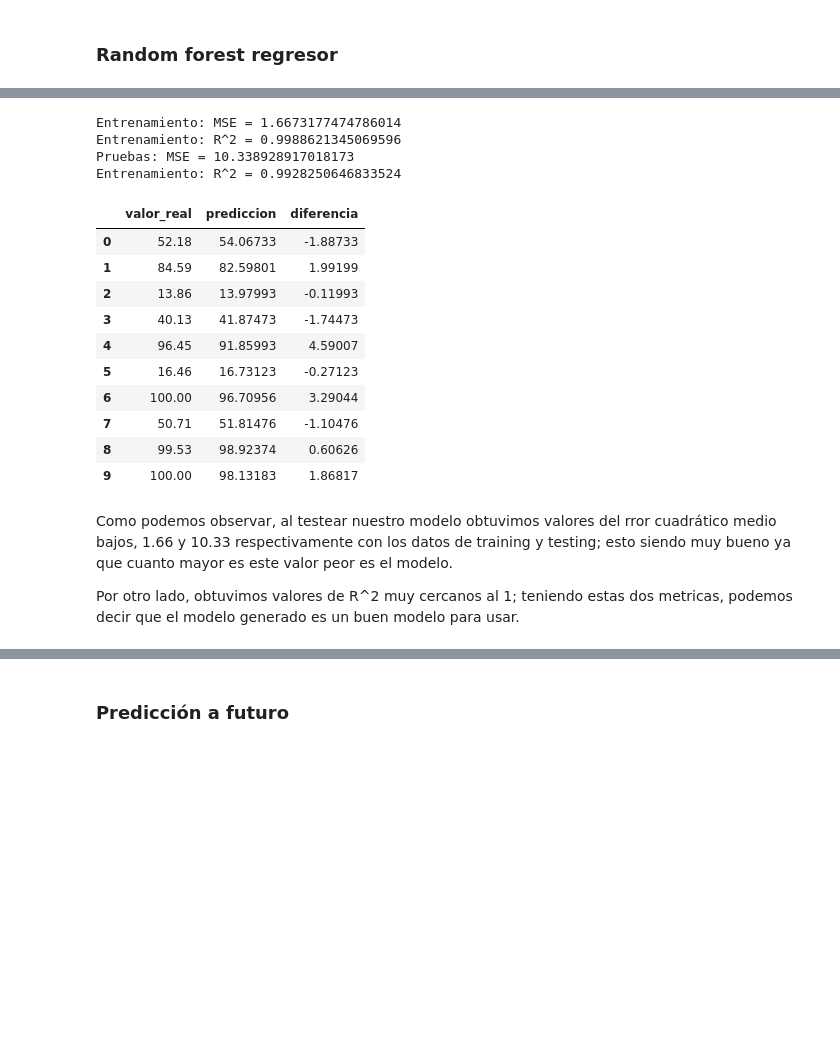
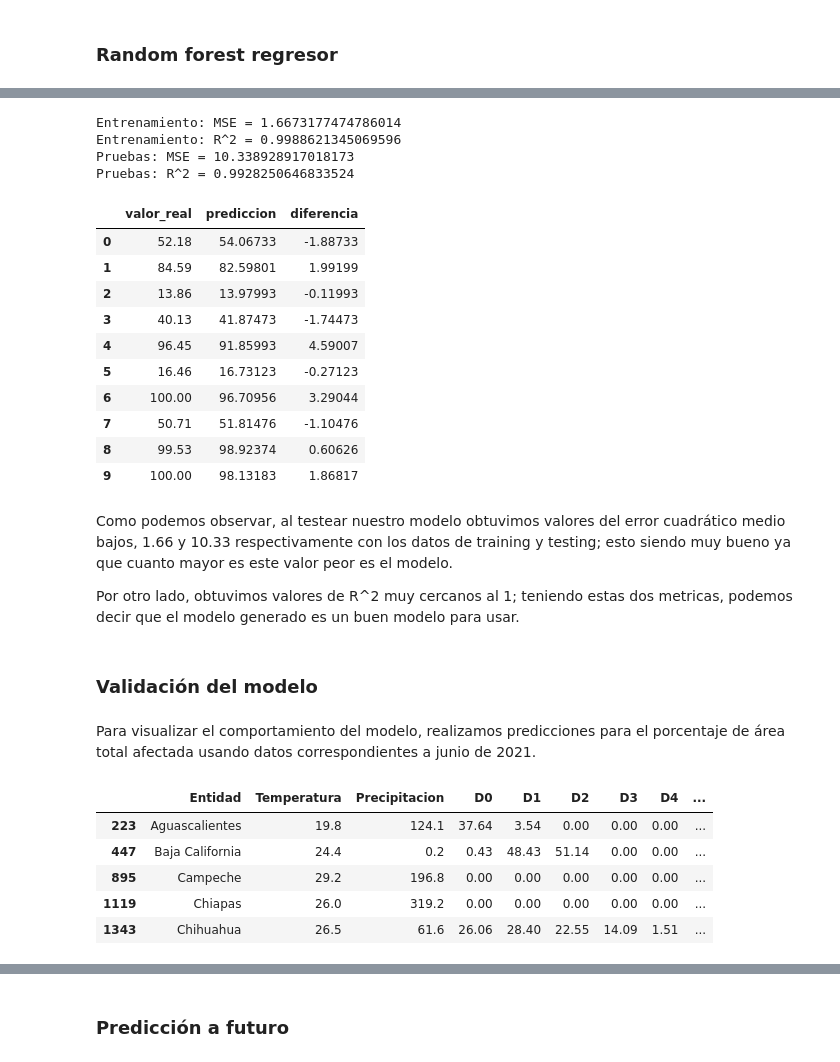
Before and after one commit to alondraSanchezM/sequias-en-Mexico-y-agricultura, a Jupyter notebook: Machine Learning/MachineLearning.ipynb, the cells around one changed output, grey strips where cells are left out. Saved outputs shown, nothing was run; the diff lists cells and outputs as text; code cells hidden in the pictures; blank space fills up the shorter version.

```diff
--- a/Machine Learning/MachineLearning.ipynb
+++ b/Machine Learning/MachineLearning.ipynb
@@ -101,7 +108,7 @@ print("Entrenamiento: R^2 = "+str(r2_score(Y_train,y_train_predict)))
 y_test_predict = bosque.predict(X_test)
 MSE = (mean_squared_error(Y_test, y_test_predict))
 print("Pruebas: MSE = "+str(MSE))
-print("Entrenamiento: R^2 = "+str(r2_score(Y_test,y_test_predict)))
+print("Pruebas: R^2 = "+str(r2_score(Y_test,y_test_predict)))
 
 df_predicciones = pd.DataFrame({'valor_real':Y_test, 'prediccion':y_test_predict, 'diferencia':Y_test-y_test_predict})
 df_predicciones = df_predicciones.reset_index(drop = True)
@@ -110,7 +117,7 @@ df_predicciones.head(10)
 Entrenamiento: MSE = 1.6673177474786014
 Entrenamiento: R^2 = 0.9988621345069596
 Pruebas: MSE = 10.338928917018173
-Entrenamiento: R^2 = 0.9928250646833524
+Pruebas: R^2 = 0.9928250646833524
 |  | valor_real | prediccion | diferencia |
 | 0 | 52.18 | 54.06733 | -1.88733 |
 | 1 | 84.59 | 82.59801 | 1.99199 |
@@ -123,6 +130,28 @@ Entrenamiento: R^2 = 0.9928250646833524
 | 8 | 99.53 | 98.92374 | 0.60626 |
 | 9 | 100.00 | 98.13183 | 1.86817 |
 # %% [markdown]
-Como podemos observar, al testear nuestro modelo obtuvimos valores del rror cuadrático medio bajos, 1.66 y 10.33 respectivamente con los datos de training y testing; esto siendo muy bueno ya que cuanto mayor es este valor peor es el modelo.
+Como podemos observar, al testear nuestro modelo obtuvimos valores del error cuadrático medio bajos, 1.66 y 10.33 respectivamente con los datos de training y testing; esto siendo muy bueno ya que cuanto mayor es este valor peor es el modelo.
 
 Por otro lado, obtuvimos valores de R^2 muy cercanos al 1; teniendo estas dos metricas, podemos decir que el modelo generado es un buen modelo para usar.
+# %% [markdown]
+### Validación del modelo
+# %% [markdown]
+Para visualizar el comportamiento del modelo, realizamos predicciones para el porcentaje de área total afectada usando datos correspondientes a junio de 2021.
+# %%
+df_predicciones=df_dummy.loc[(df_dummy['Año']==2021) & (df_dummy['Mes']==6)]
+y_val=df_predicciones['Area_total_afectada_sequias']
+x_val=df_predicciones.drop(columns='Area_total_afectada_sequias')
+
+y_val_predict= bosque.predict(x_val)
+# %%
+df_resultados=df.loc[(df_dummy['Año']==2021) & (df_dummy['Mes']==6)]
+df_resultados['Prediccion']=y_val_predict
+df_resultados['Diferencia']=df_resultados['Area_total_afectada_sequias']-df_resultados['Prediccion']
+df_resultados.head()
+# %% [output]
+|  | Entidad | Temperatura | Precipitacion | D0 | D1 | D2 | D3 | D4 | ... |
+| 223 | Aguascalientes | 19.8 | 124.1 | 37.64 | 3.54 | 0.00 | 0.00 | 0.00 | ... |
+| 447 | Baja California | 24.4 | 0.2 | 0.43 | 48.43 | 51.14 | 0.00 | 0.00 | ... |
+| 895 | Campeche | 29.2 | 196.8 | 0.00 | 0.00 | 0.00 | 0.00 | 0.00 | ... |
+| 1119 | Chiapas | 26.0 | 319.2 | 0.00 | 0.00 | 0.00 | 0.00 | 0.00 | ... |
+| 1343 | Chihuahua | 26.5 | 61.6 | 26.06 | 28.40 | 22.55 | 14.09 | 1.51 | ... |
```
Also changed, not shown: parts of 8 cells of this notebook.
